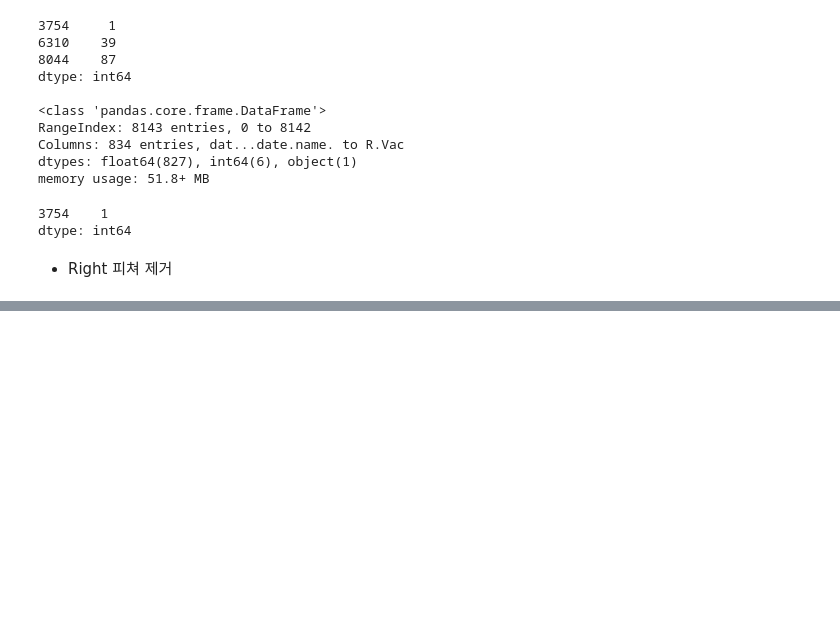
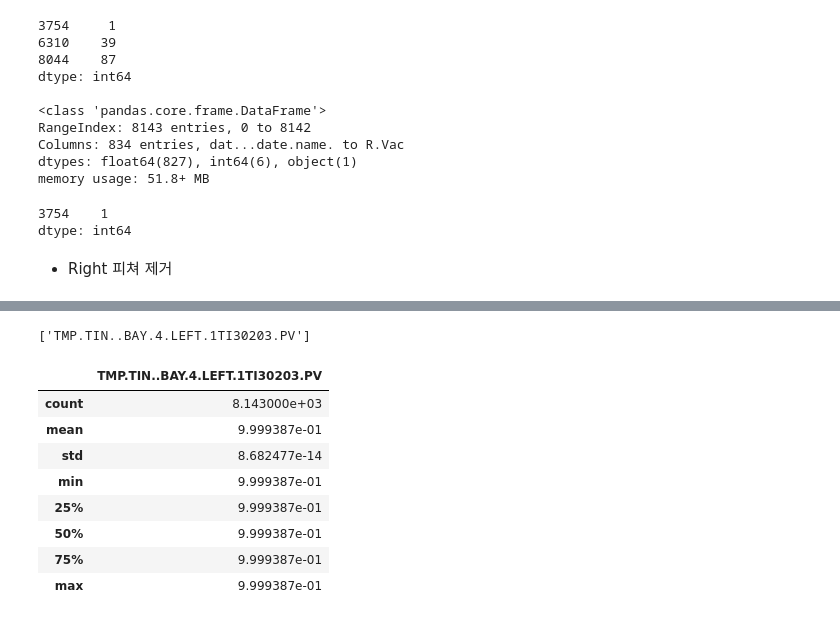
Before and after one commit to gmlwlswls/LGD_anomaly_detection, a Jupyter notebook: 00. 데이터 탐색 및 전처리/데이터 탐색.ipynb, the cells around one changed output, grey strips where cells are left out. Cells and saved outputs as stored; diff of their text form; code cells hidden in the pictures; blank space fills up the shorter version.

```diff
--- a/00. 데이터 탐색 및 전처리/데이터 탐색.ipynb
+++ b/00. 데이터 탐색 및 전처리/데이터 탐색.ipynb
@@ -161 +186,19 @@ plt.show()
+# %%
+constant_cols = [col for col in left_drop_df.columns if left_drop_df[col].nunique() == 1]
+print(constant_cols)
+
+costant_df = drop_df[constant_cols]
+costant_df.head()
+costant_df.describe()
+# %% [output]
+['TMP.TIN..BAY.4.LEFT.1TI30203.PV']
+|  | TMP.TIN..BAY.4.LEFT.1TI30203.PV |
+| count | 8.143000e+03 |
+| mean | 9.999387e-01 |
+| std | 8.682477e-14 |
+| min | 9.999387e-01 |
+| 25% | 9.999387e-01 |
+| 50% | 9.999387e-01 |
+| 75% | 9.999387e-01 |
+| max | 9.999387e-01 |
 # %%
```
Also changed, not shown: parts of 9 cells of this notebook.
